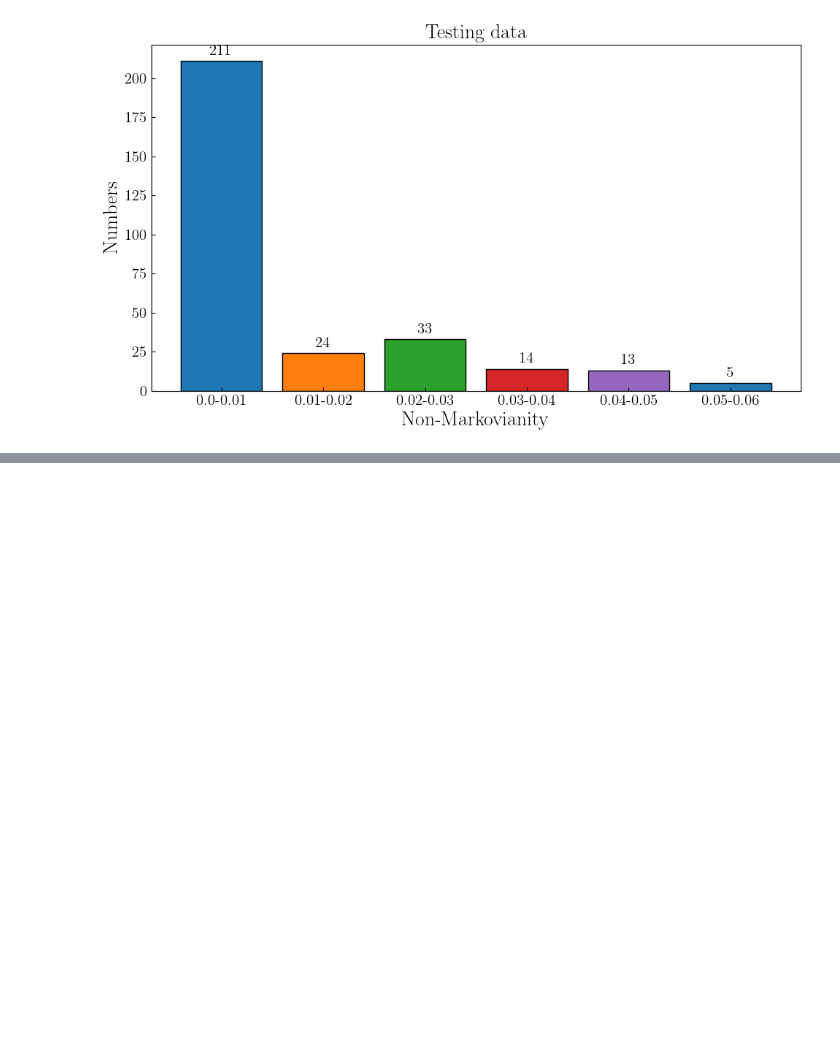
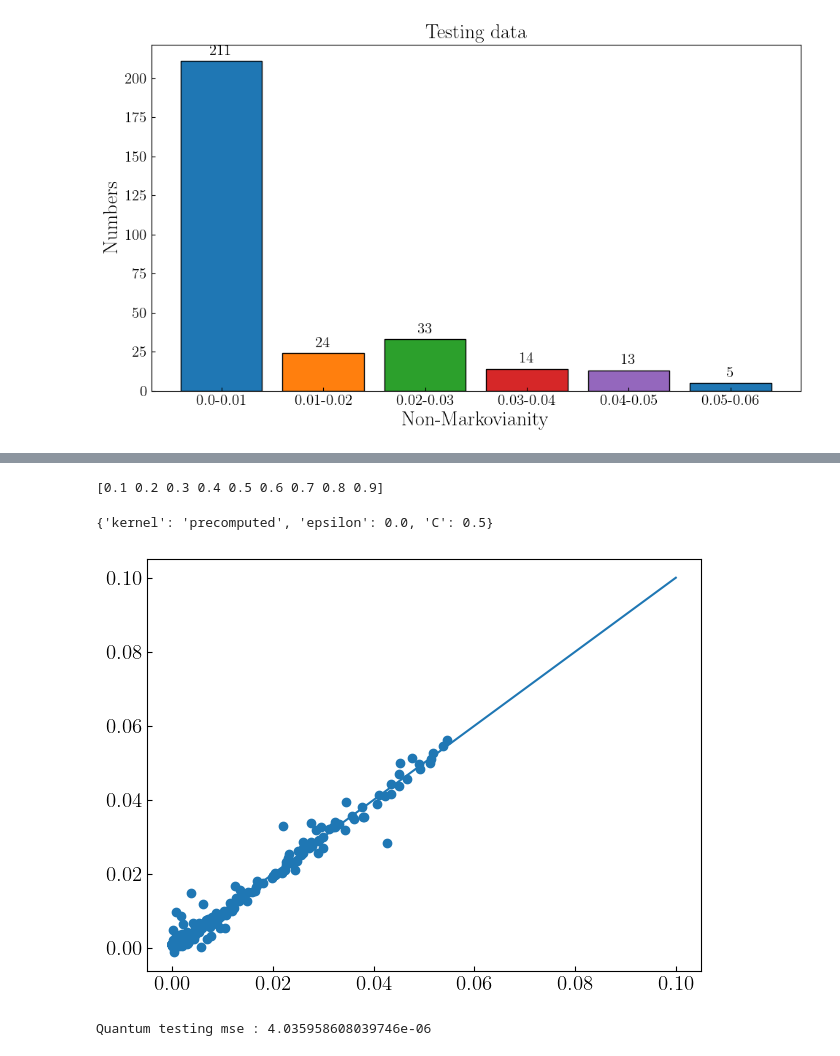
Before and after one commit to qazwsx351789/Analog-QSVM, a Jupyter notebook: qsvm/test.ipynb, the cells around one changed output, grey strips where cells are left out. Cells and saved outputs as stored; diff of their text form; code cells hidden in the pictures; blank space fills up the shorter version.

```diff
--- a/qsvm/test.ipynb
+++ b/qsvm/test.ipynb
@@ -262,0 +311,19 @@ x_test_lst=np.array(x_test_lst)
+# %%
+svr = SVR()
+argv = df._tune(svr,np.array(tr_kernel) , y_train ,np.array(te_kernel) , y_test, ['precomputed'] , tg = 'ts' )
+argv
+# %% [output]
+[0.1 0.2 0.3 0.4 0.5 0.6 0.7 0.8 0.9]
+{'kernel': 'precomputed', 'epsilon': 0.0, 'C': 0.5}
+# %%
+qsvm.fit(tr_kernel,y_train,epsilon = argv['epsilon'] , C = argv['C'])
+# %%
+rs_t = qsvm.predict(te_kernel)
+# %%
+df._plot(y_test , rs_t , 99 , name = '')
+# %% [output]
+[figure, added]
+# %%
+print(f'Quantum testing mse : {mse(rs_t,y_test)}')
+# %% [output]
+Quantum testing mse : 4.035958608039746e-06
```
Also changed, not shown: parts of 8 cells of this notebook, 2 other files.
